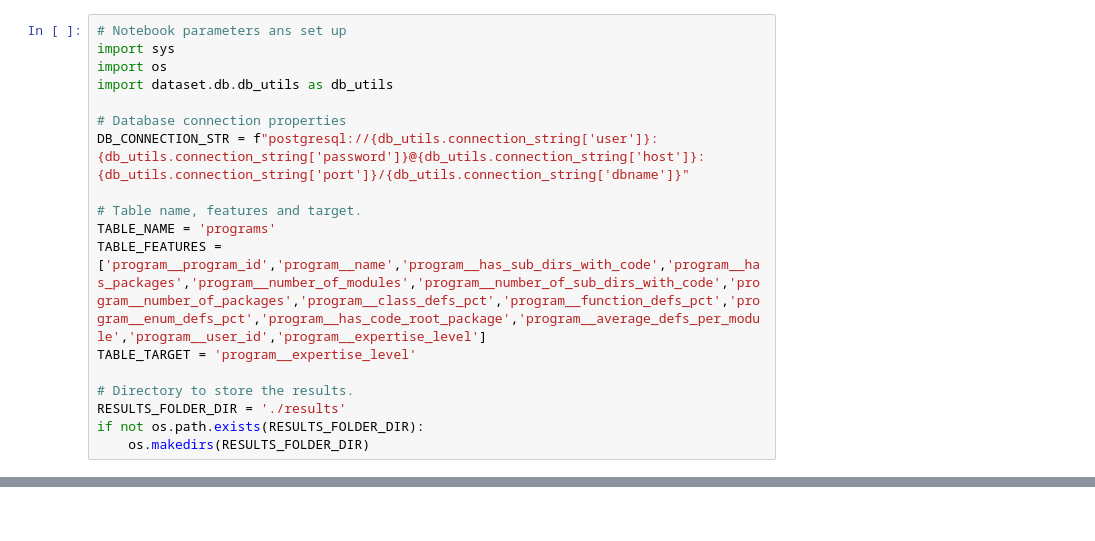
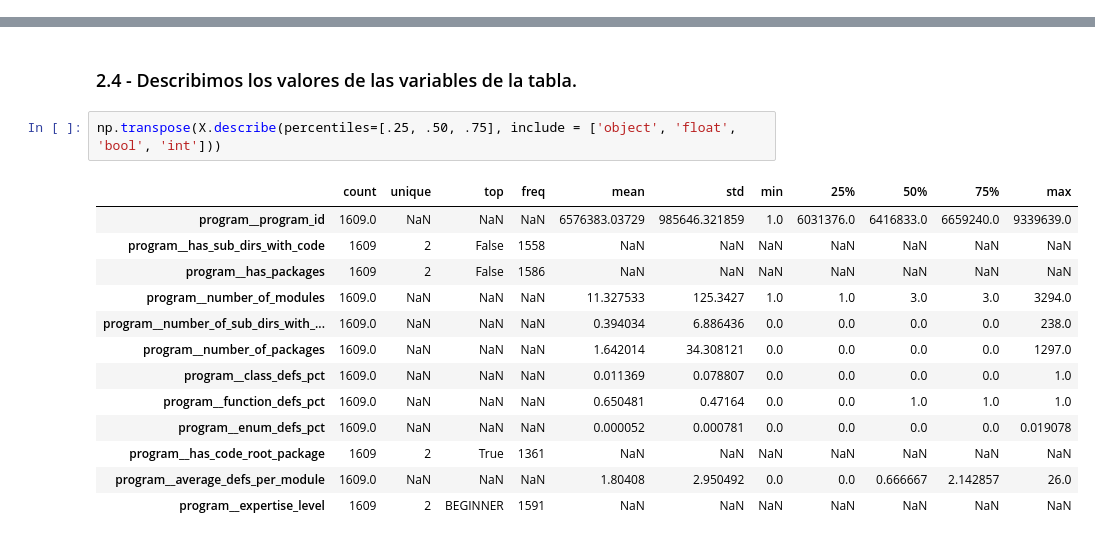
Before and after one commit to UO284262/PythonSourceCodeAnalysis, a Jupyter notebook: notebooks/01_programs.ipynb, the cells around one changed output, grey strips where cells are left out. Drawn from its saved outputs; the diff is of its cells as text; blank space fills up the shorter version.

```diff
--- a/notebooks/01_programs.ipynb
+++ b/notebooks/01_programs.ipynb
@@ -5,18 +0,0 @@ This workbook explores the program table, which contains the information corresp
-# %%
-# Notebook parameters ans set up
-import sys
-import os
-import dataset.db.db_utils as db_utils
-
-# Database connection properties
-DB_CONNECTION_STR = f"postgresql://{db_utils.connection_string['user']}:{db_utils.connection_string['password']}@{db_utils.connection_string['host']}:{db_utils.connection_string['port']}/{db_utils.connection_string['dbname']}"
-
-# Table name, features and target.
-TABLE_NAME = 'programs'
-TABLE_FEATURES = ['program__program_id','program__name','program__has_sub_dirs_with_code','program__has_packages','program__number_of_modules','program__number_of_sub_dirs_with_code','program__number_of_packages','program__class_defs_pct','program__function_defs_pct','program__enum_defs_pct','program__has_code_root_package','program__average_defs_per_module','program__user_id','program__expertise_level']
-TABLE_TARGET = 'program__expertise_level'
-
-# Directory to store the results.
-RESULTS_FOLDER_DIR = './results'
-if not os.path.exists(RESULTS_FOLDER_DIR):
-    os.makedirs(RESULTS_FOLDER_DIR)
@@ -194,0 +121,18 @@ Three univariate outliers were identified. Of which 2 are due to methodological
+# %% [markdown]
+### 2.4 - Describimos los valores de las variables de la tabla.
+# %%
+np.transpose(X.describe(percentiles=[.25, .50, .75], include = ['object', 'float', 'bool', 'int']))
+# %% [output]
+|  | count | unique | top | freq | mean | std | min | 25% | 50% | 75% | max |
+| program__program_id | 1609.0 | NaN | NaN | NaN | 6576383.03729 | 985646.321859 | 1.0 | 6031376.0 | 6416833.0 | 6659240.0 | 9339639.0 |
+| program__has_sub_dirs_with_code | 1609 | 2 | False | 1558 | NaN | NaN | NaN | NaN | NaN | NaN | NaN |
+| program__has_packages | 1609 | 2 | False | 1586 | NaN | NaN | NaN | NaN | NaN | NaN | NaN |
+| program__number_of_modules | 1609.0 | NaN | NaN | NaN | 11.327533 | 125.3427 | 1.0 | 1.0 | 3.0 | 3.0 | 3294.0 |
+| program__number_of_sub_dirs_with_... | 1609.0 | NaN | NaN | NaN | 0.394034 | 6.886436 | 0.0 | 0.0 | 0.0 | 0.0 | 238.0 |
+| program__number_of_packages | 1609.0 | NaN | NaN | NaN | 1.642014 | 34.308121 | 0.0 | 0.0 | 0.0 | 0.0 | 1297.0 |
+| program__class_defs_pct | 1609.0 | NaN | NaN | NaN | 0.011369 | 0.078807 | 0.0 | 0.0 | 0.0 | 0.0 | 1.0 |
+| program__function_defs_pct | 1609.0 | NaN | NaN | NaN | 0.650481 | 0.47164 | 0.0 | 0.0 | 1.0 | 1.0 | 1.0 |
+| program__enum_defs_pct | 1609.0 | NaN | NaN | NaN | 0.000052 | 0.000781 | 0.0 | 0.0 | 0.0 | 0.0 | 0.019078 |
+| program__has_code_root_package | 1609 | 2 | True | 1361 | NaN | NaN | NaN | NaN | NaN | NaN | NaN |
+| program__average_defs_per_module | 1609.0 | NaN | NaN | NaN | 1.80408 | 2.950492 | 0.0 | 0.0 | 0.666667 | 2.142857 | 26.0 |
+| program__expertise_level | 1609 | 2 | BEGINNER | 1591 | NaN | NaN | NaN | NaN | NaN | NaN | NaN |
```
Also changed, not shown: parts of 96 cells of this notebook, 2 other files.
